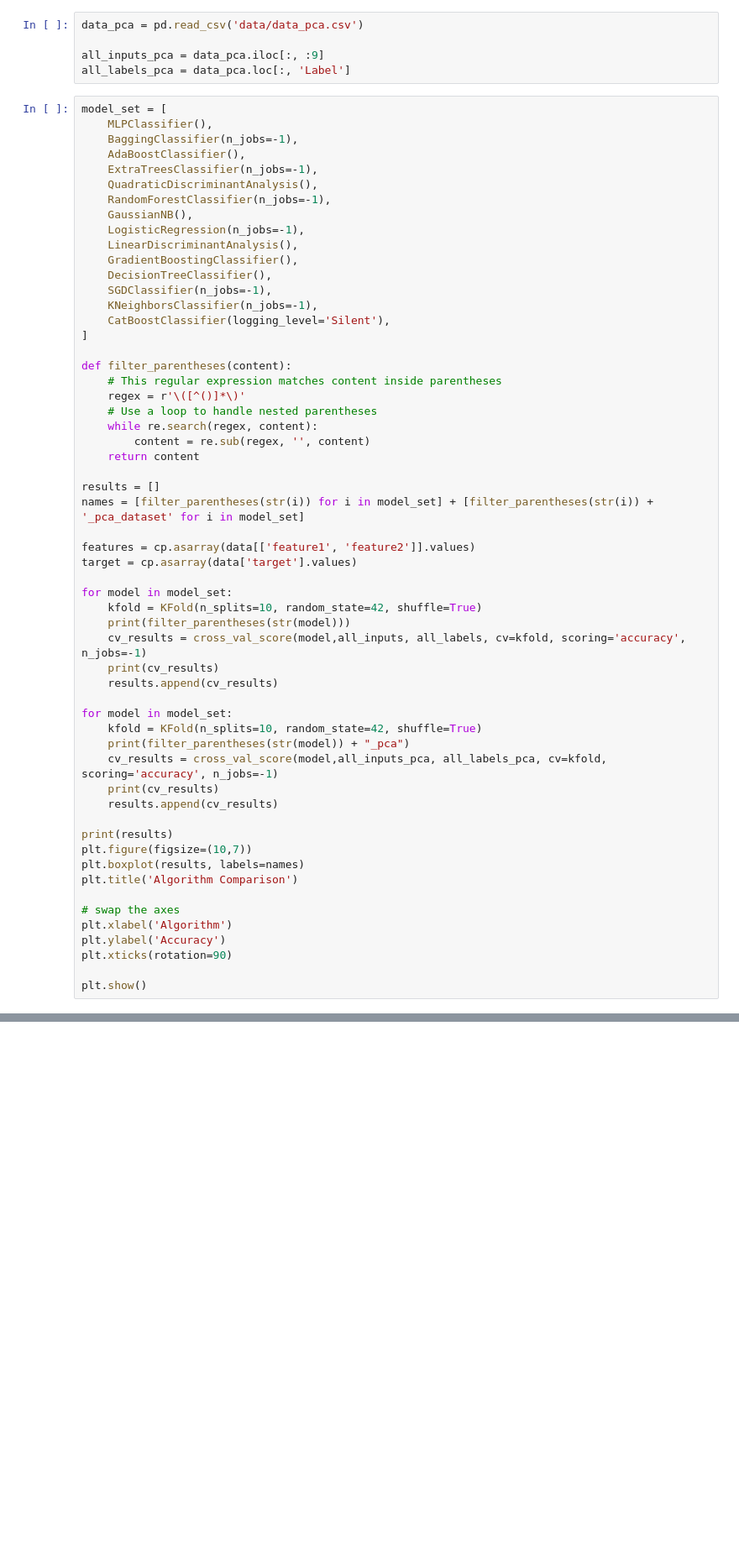
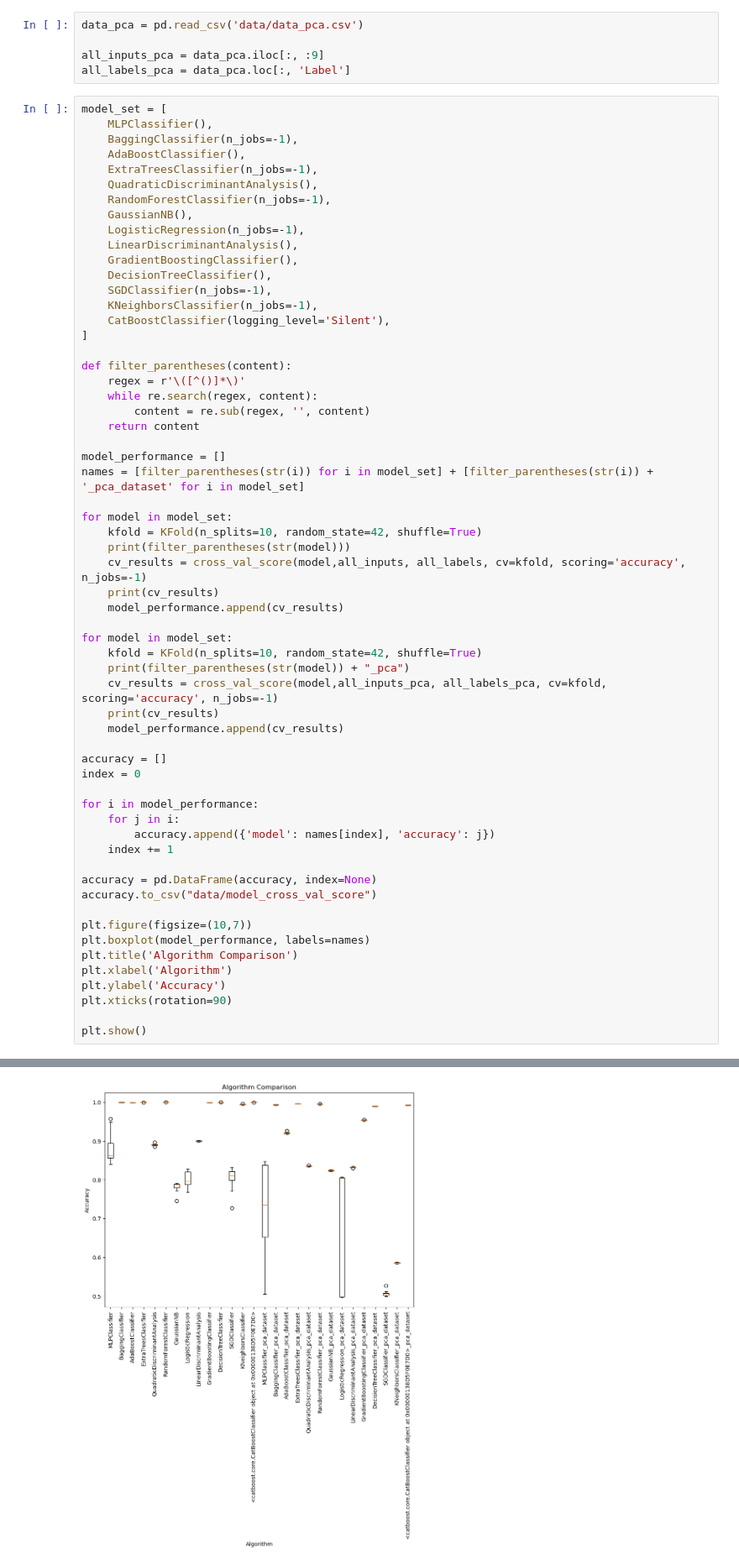
Before and after one commit to Ricardo-Da-Cruz/AI-Dns-Traffic-Analysis, a Jupyter notebook: compare models.ipynb, the cells around one changed output, grey strips where cells are left out. Shown at 84% size. Drawn from its saved outputs; the diff is of its cells as text; blank space fills up the shorter version.

```diff
--- a/compare models.ipynb
+++ b/compare models.ipynb
@@ -44,39 +44,42 @@ model_set = [
 ]
 
 def filter_parentheses(content):
-    # This regular expression matches content inside parentheses
     regex = r'\([^()]*\)'
-    # Use a loop to handle nested parentheses
     while re.search(regex, content):
         content = re.sub(regex, '', content)
     return content
 
-results = []
+model_performance = []
 names = [filter_parentheses(str(i)) for i in model_set] + [filter_parentheses(str(i)) + '_pca_dataset' for i in model_set]
-
-features = cp.asarray(data[['feature1', 'feature2']].values)
-target = cp.asarray(data['target'].values)
 
 for model in model_set:
     kfold = KFold(n_splits=10, random_state=42, shuffle=True)
     print(filter_parentheses(str(model)))
     cv_results = cross_val_score(model,all_inputs, all_labels, cv=kfold, scoring='accuracy', n_jobs=-1)
     print(cv_results)
-    results.append(cv_results)
+    model_performance.append(cv_results)
 
 for model in model_set:
     kfold = KFold(n_splits=10, random_state=42, shuffle=True)
     print(filter_parentheses(str(model)) + "_pca")
     cv_results = cross_val_score(model,all_inputs_pca, all_labels_pca, cv=kfold, scoring='accuracy', n_jobs=-1)
     print(cv_results)
-    results.append(cv_results)
+    model_performance.append(cv_results)
 
-print(results)
+accuracy = []
+index = 0
+
+for i in model_performance:
+    for j in i:
+        accuracy.append({'model': names[index], 'accuracy': j})
+    index += 1
+
+accuracy = pd.DataFrame(accuracy, index=None)
+accuracy.to_csv("data/model_cross_val_score")
+
 plt.figure(figsize=(10,7))
-plt.boxplot(results, labels=names)
+plt.boxplot(model_performance, labels=names)
 plt.title('Algorithm Comparison')
-
-# swap the axes
 plt.xlabel('Algorithm')
 plt.ylabel('Accuracy')
 plt.xticks(rotation=90)
@@ -89,3 +106,4 @@ AdaBoostClassifier_pca
+[figure, added]
 # %%
 X_train, X_test, y_train, y_test = train_test_split(all_inputs, all_labels, test_size=test_size, random_state=42)
 
```
Also changed, not shown: parts of 8 cells of this notebook.
